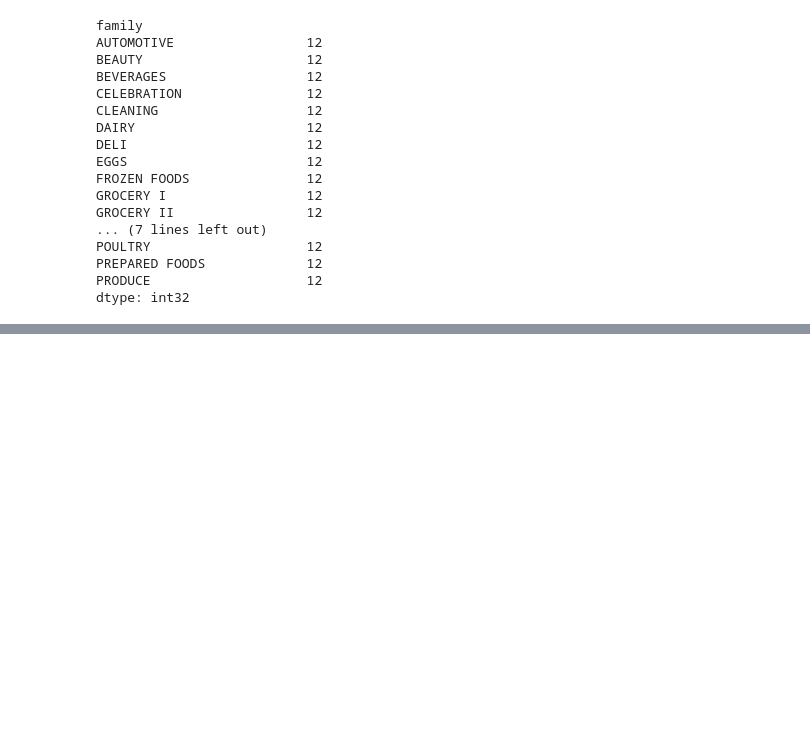
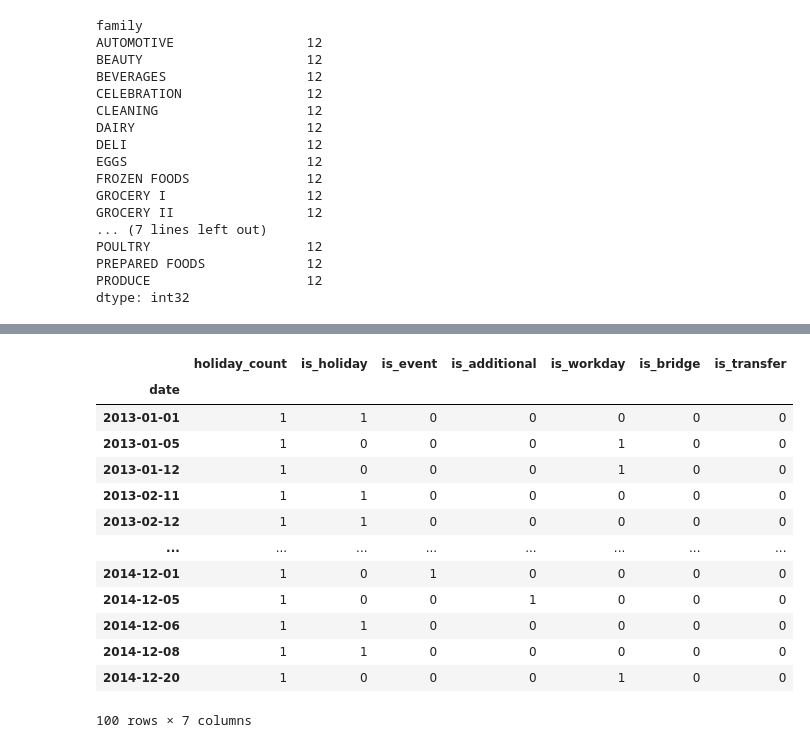
Before and after one commit to AdhamReda/SmartDemand-AI, a Jupyter notebook: notebooks/01_data_exploration.ipynb, the cells around one changed output, grey strips where cells are left out. Cells and saved outputs as stored; diff of their text form; code cells hidden in the pictures; blank space fills up the shorter version.

```diff
--- a/notebooks/01_data_exploration.ipynb
+++ b/notebooks/01_data_exploration.ipynb
@@ -198,0 +412,5 @@ dtype: int32
+# %%
+daily_holidays = holidays_in_train.groupby("date").agg(
+    holiday_count=("date", "count")
+)
+print(daily_holidays.to_string())
@@ -198,0 +457,22 @@ dtype: int32
+# %%
+#create is holiday
+daily_holidays["is_holiday"]=(holidays_in_train[holidays_in_train["type"]=="Holiday"].groupby("date").size().gt(0).astype(int))
+# %%
+#now fill holidays with NaN with zero
+daily_holidays["is_holiday"]=daily_holidays["is_holiday"].fillna(0).astype(int)
+daily_holidays.head(100)
+# %% [output]
+|  | holiday_count | is_holiday | is_event | is_additional | is_workday | is_bridge | is_transfer |
+| date |  |  |  |  |  |  |  |
+| 2013-01-01 | 1 | 1 | 0 | 0 | 0 | 0 | 0 |
+| 2013-01-05 | 1 | 0 | 0 | 0 | 1 | 0 | 0 |
+| 2013-01-12 | 1 | 0 | 0 | 0 | 1 | 0 | 0 |
+| 2013-02-11 | 1 | 1 | 0 | 0 | 0 | 0 | 0 |
+| 2013-02-12 | 1 | 1 | 0 | 0 | 0 | 0 | 0 |
+| ... | ... | ... | ... | ... | ... | ... | ... |
+| 2014-12-01 | 1 | 0 | 1 | 0 | 0 | 0 | 0 |
+| 2014-12-05 | 1 | 0 | 0 | 1 | 0 | 0 | 0 |
+| 2014-12-06 | 1 | 1 | 0 | 0 | 0 | 0 | 0 |
+| 2014-12-08 | 1 | 1 | 0 | 0 | 0 | 0 | 0 |
+| 2014-12-20 | 1 | 0 | 0 | 0 | 1 | 0 | 0 |
+100 rows × 7 columns
```
Also changed, not shown: parts of 37 cells of this notebook.
